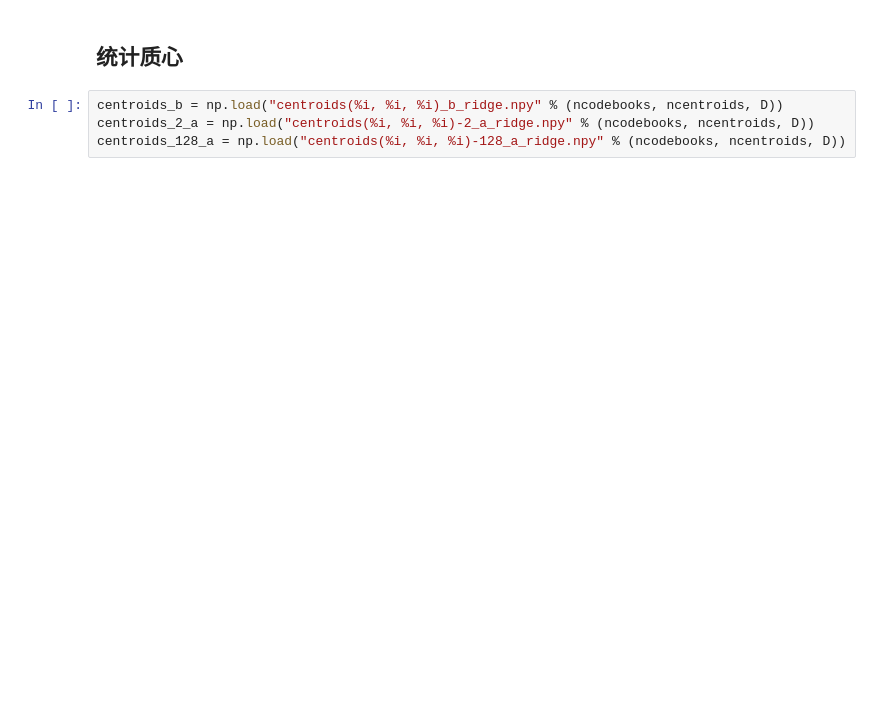
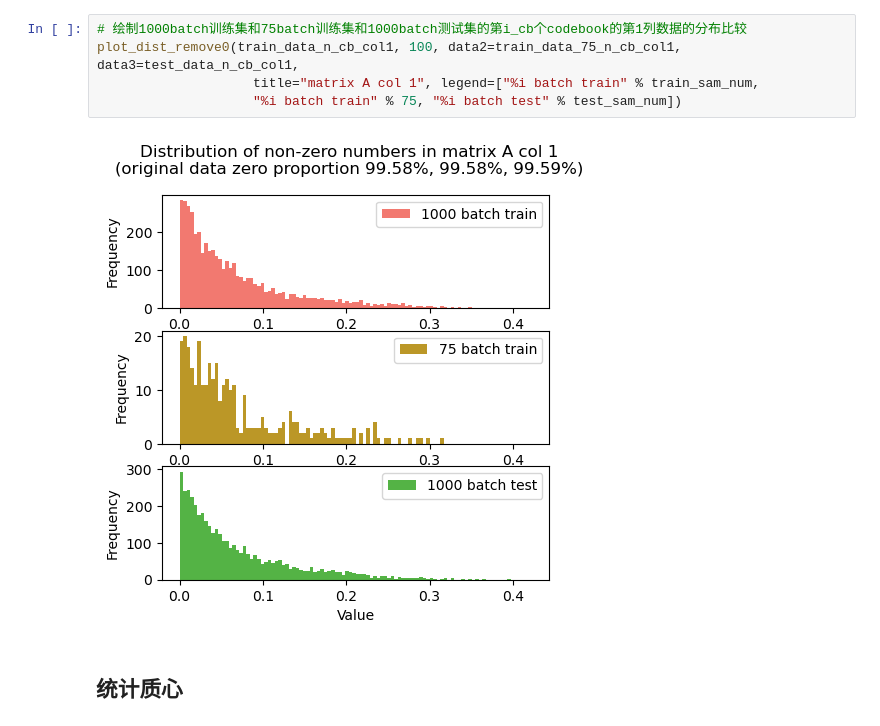
Before and after one commit to Sciroccogti/bolt, a Jupyter notebook: experiments/python/CsiTransformerAMM/intermediate_var/中间变量分布统计.ipynb, the cells around one changed output. Cells and saved outputs as stored; diff of their text form; blank space fills up the shorter version.

Commit message:
stats of dataset and centroids of etl2 mad

```diff
--- a/experiments/python/CsiTransformerAMM/intermediate_var/中间变量分布统计.ipynb
+++ b/experiments/python/CsiTransformerAMM/intermediate_var/中间变量分布统计.ipynb
@@ -87,6 +204,9 @@ plot_dist_remove0(train_data_n_cb_col1, 100, "Column %d of codebook %d" % (1, n)
+# %%
+# 绘制1000batch训练集和75batch训练集和1000batch测试集的第i_cb个codebook的第1列数据的分布比较
+plot_dist_remove0(train_data_n_cb_col1, 100, data2=train_data_75_n_cb_col1, data3=test_data_n_cb_col1,
+                    title="matrix A col 1", legend=["%i batch train" % train_sam_num,
+                    "%i batch train" % 75, "%i batch test" % test_sam_num])
+# %% [output]
+[figure, added]
 # %% [markdown]
 ## 统计质心
-# %%
-centroids_b = np.load("centroids(%i, %i, %i)_b_ridge.npy" % (ncodebooks, ncentroids, D))
-centroids_2_a = np.load("centroids(%i, %i, %i)-2_a_ridge.npy" % (ncodebooks, ncentroids, D))
-centroids_128_a = np.load("centroids(%i, %i, %i)-128_a_ridge.npy" % (ncodebooks, ncentroids, D))
```
Also changed, not shown: parts of 16 cells of this notebook, 1 other file.
